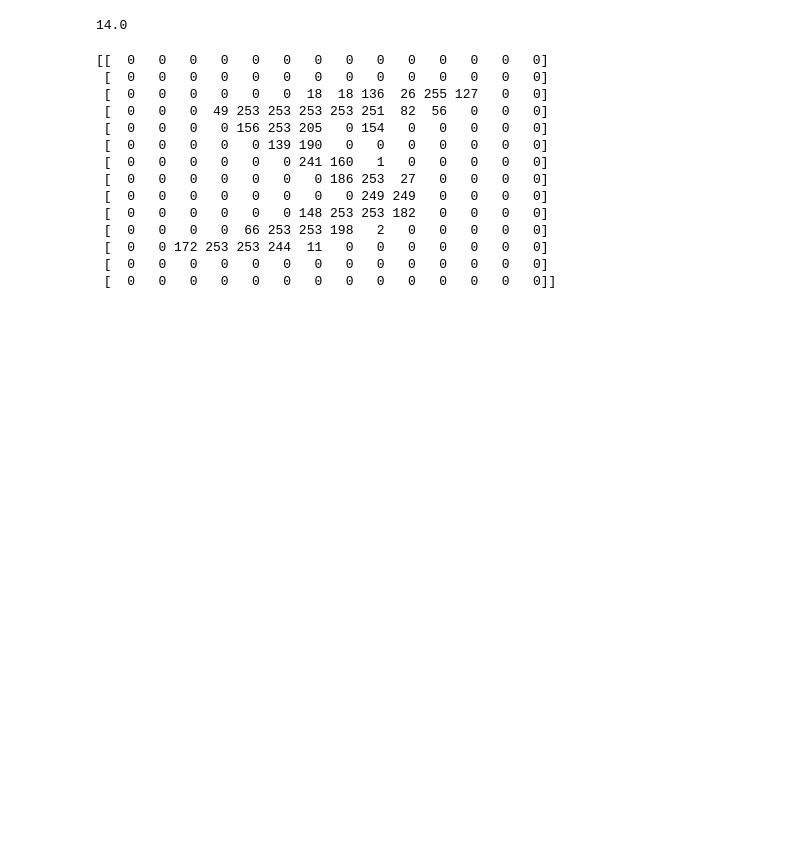
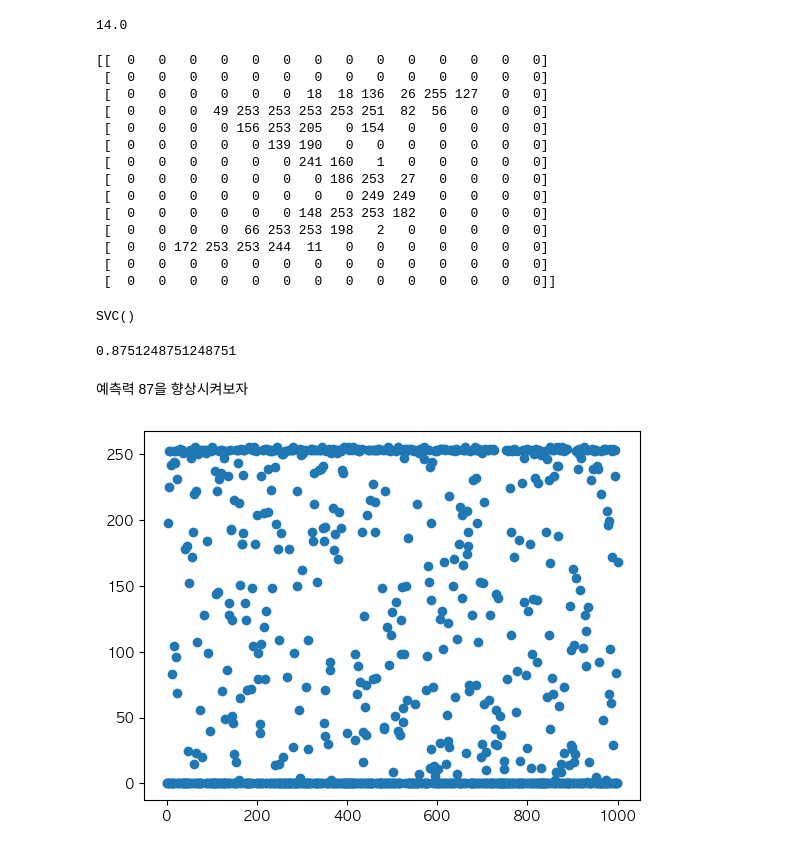
Before and after one commit to LeeHosik/Python-Study, a Jupyter notebook: MachineLearning/Note/16. 이미지 내부의 문자 인식.ipynb, the cells around one changed output. Drawn from its saved outputs; the diff is of its cells as text; code cells hidden in the pictures; blank space fills up the shorter version.

```diff
--- a/MachineLearning/Note/16. 이미지 내부의 문자 인식.ipynb
+++ b/MachineLearning/Note/16. 이미지 내부의 문자 인식.ipynb
@@ -148,3 +148,20 @@ print(np.array(tempColumns).reshape(14,14))
  [  0   0 172 253 253 244  11   0   0   0   0   0   0   0]
  [  0   0   0   0   0   0   0   0   0   0   0   0   0   0]
  [  0   0   0   0   0   0   0   0   0   0   0   0   0   0]]
+# %%
+train_label = train.loc[:,train.columns == 0]
+train_data = train.loc[:, train.columns != 0]
+test_label = test.loc[:,test.columns == 0]
+test_data = test.loc[:, test.columns != 0]
+# %%
+# 학습하기
+from sklearn import svm
+clf = svm.SVC() # 지금은 분류하는거
+# %%
+clf.fit(train_data, train_label)
+# %% [output]
+SVC()
+# %%
+clf.score(test_data,test_label)
+# %% [output]
+0.8751248751248751
@@ -150,0 +170,7 @@ print(np.array(tempColumns).reshape(14,14))
+# %% [markdown]
+예측력 87을 향상시켜보자
+# %%
+plt.scatter(train_data.index, train_data[300])
+plt.show()
+# %% [output]
+[figure, added]
```
Also changed, not shown: parts of 8 cells of this notebook, 11 other files.
